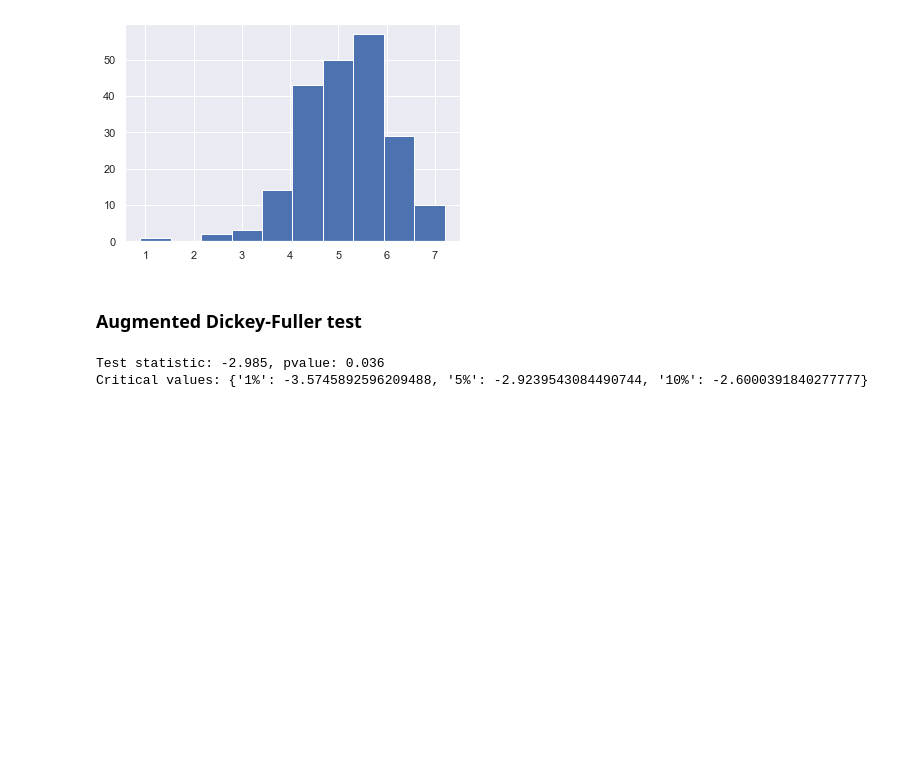
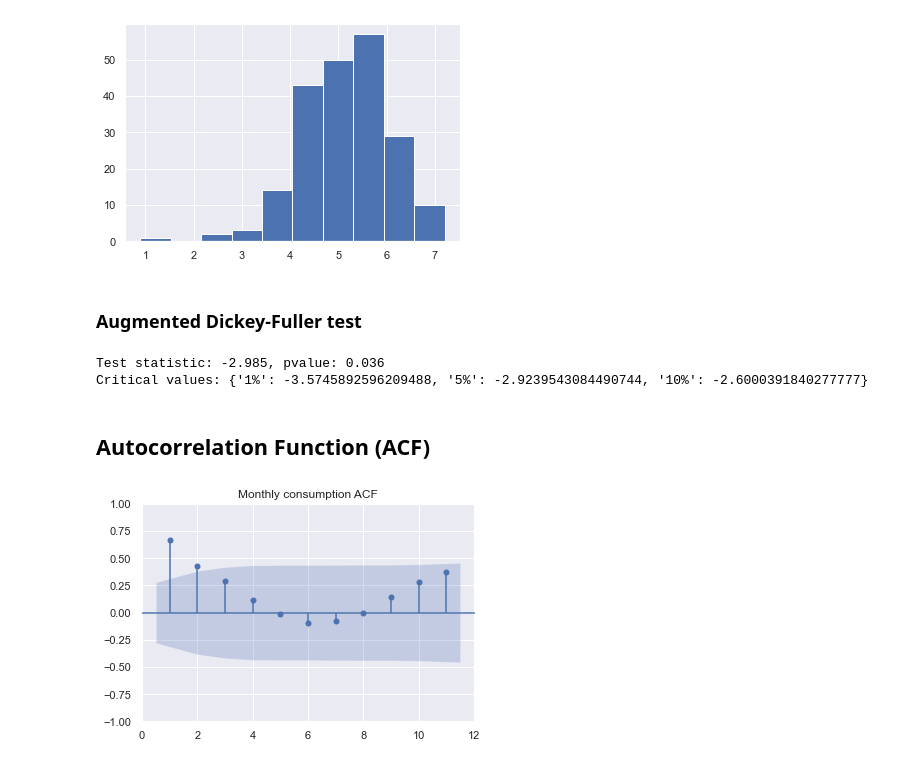
Before and after one commit to abiasiol/HouseholdConsumption, a Jupyter notebook: time_series_analysis_data_exploration.ipynb, the cells around one changed output. Drawn from its saved outputs; the diff is of its cells as text; code cells hidden in the pictures; blank space fills up the shorter version.

```diff
--- a/time_series_analysis_data_exploration.ipynb
+++ b/time_series_analysis_data_exploration.ipynb
@@ -100,11 +100,11 @@ def run_sequence_plot(x, y, title, xtitle, ytitle):
 var = "Global_active_power"
 
 # Monthly
-df_month = df.resample("M").quantile(0.995)
+df_month = df.resample("M").quantile(0.99)
 run_sequence_plot(
     df_month.index,
     df_month[var],
-    title=f"Monthly 99.5% percentile {var}",
+    title=f"Monthly 99% percentile {var}",
     xtitle="Time",
     ytitle=f"{var}",
 )
@@ -189,3 +189,10 @@ Test statistic: -2.985, pvalue: 0.036
 Critical values: {'1%': -3.5745892596209488, '5%': -2.9239543084490744, '10%': -2.6000391840277777}
 # %%
 adfuller?
+# %% [markdown]
+## Autocorrelation Function (ACF)
+# %%
+from statsmodels.graphics.tsaplots import plot_acf, plot_pacf
+acf = plot_acf(df_month[var], lags=range(1,12), alpha=0.05, title='Monthly consumption ACF')
+# %% [output]
+[figure, added]
```
Also changed, not shown: parts of 4 cells of this notebook, 1 other file.
